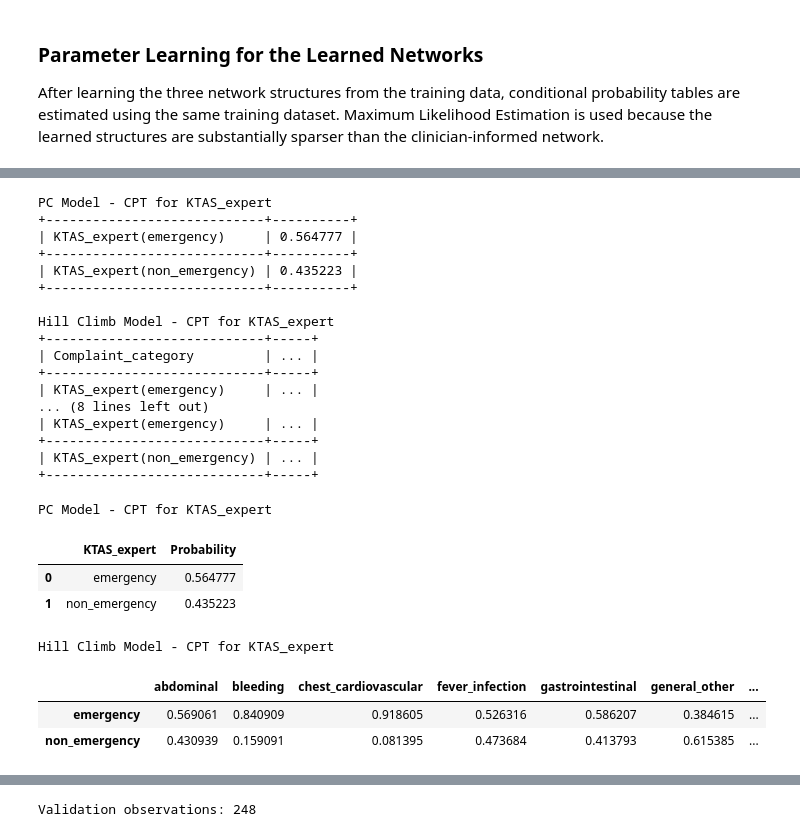
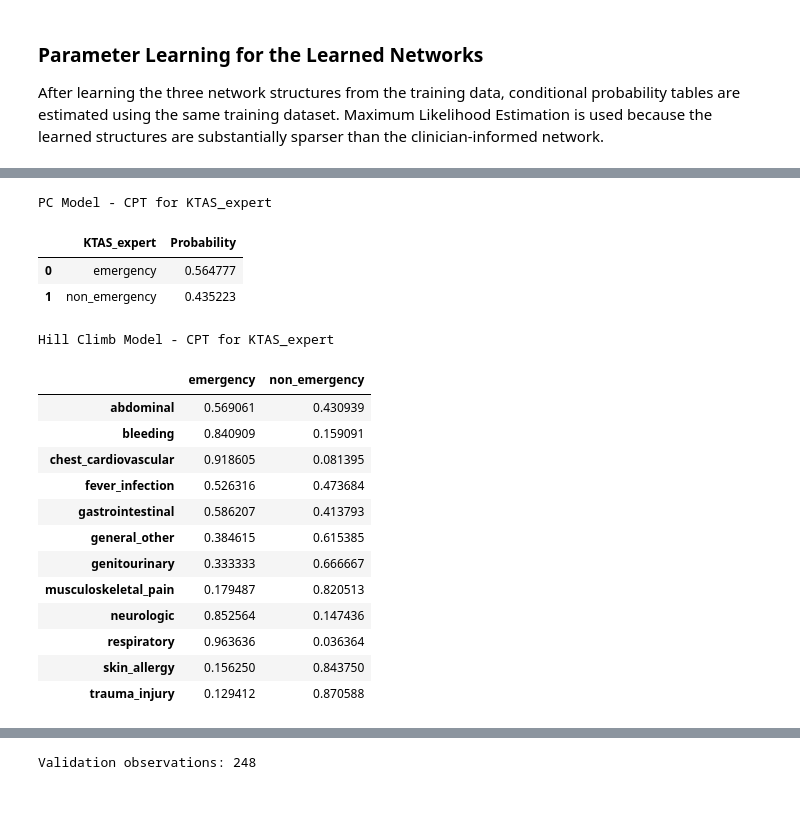
Before and after one commit to Zimengyi/ER-Triage-Classification-Using-Bayesian-Networks, a Jupyter notebook: ER_Triage_Classification_Using_Bayesian_Networks.ipynb, the cells around one changed output, grey strips where cells are left out. Drawn from its saved outputs; the diff is of its cells as text; code cells hidden in the pictures; blank space fills up the shorter version.

```diff
--- a/ER_Triage_Classification_Using_Bayesian_Networks.ipynb
+++ b/ER_Triage_Classification_Using_Bayesian_Networks.ipynb
@@ -36,6 +59,6 @@ Saving data.csv to data.csv
 # %%
 df = pd.read_csv(
-    "data.csv",
+    data_path,
     sep=";",
     encoding="latin1"
 )
@@ -1002,24 +1135,3 @@ print("Validation observations:", len(validation_data))
 Total observations: 1236
 Training observations: 988
 Validation observations: 248
-# %%
-train_data, validation_data = train_test_split(
-    bn_data,
-    test_size=0.20,
-    random_state=RANDOM_SEED
-)
-
-print(
-    "Total observations:",
-    len(bn_data)
-)
-
-print(
-    "Training observations:",
-    len(train_data)
-)
-
-print(
-    "Validation observations:",
-    len(validation_data)
-)
@@ -1395,30 +1501,3 @@ After learning the three network structures from the training data, conditional
-# %%
-print("PC Model - CPT for KTAS_expert")
-print(pc_model.get_cpds("KTAS_expert"))
-
-print("\nHill Climb Model - CPT for KTAS_expert")
-print(hc_model.get_cpds("KTAS_expert"))
-
-print("\nTree Search Model - CPT for KTAS_expert")
-print(tree_model.get_cpds("KTAS_expert"))
-# %% [output]
-PC Model - CPT for KTAS_expert
-+----------------------------+----------+
-| KTAS_expert(emergency)     | 0.564777 |
-+----------------------------+----------+
-| KTAS_expert(non_emergency) | 0.435223 |
-+----------------------------+----------+
-
-Hill Climb Model - CPT for KTAS_expert
-+----------------------------+-----+
-| Complaint_category         | ... |
-+----------------------------+-----+
-| KTAS_expert(emergency)     | ... |
-... (8 lines left out)
-| KTAS_expert(emergency)     | ... |
-+----------------------------+-----+
-| KTAS_expert(non_emergency) | ... |
-+----------------------------+-----+
 # %%
 pc_ktas_cpd = pc_model.get_cpds("KTAS_expert")
 
@@ -1437,21 +1516,31 @@ PC Model - CPT for KTAS_expert
 # %%
 hc_ktas_cpd = hc_model.get_cpds("KTAS_expert")
 
 hc_values = hc_ktas_cpd.get_values()
 
 hc_cpt = pd.DataFrame(
     hc_values,
     index=hc_ktas_cpd.state_names["KTAS_expert"],
     columns=hc_ktas_cpd.state_names["Complaint_category"]
 )
 
 print("Hill Climb Model - CPT for KTAS_expert")
-display(hc_cpt)
+display(hc_cpt.T.round(6))
 # %% [output]
 Hill Climb Model - CPT for KTAS_expert
-|  | abdominal | bleeding | chest_cardiovascular | fever_infection | gastrointestinal | general_other | ... |
-| emergency | 0.569061 | 0.840909 | 0.918605 | 0.526316 | 0.586207 | 0.384615 | ... |
-| non_emergency | 0.430939 | 0.159091 | 0.081395 | 0.473684 | 0.413793 | 0.615385 | ... |
+|  | emergency | non_emergency |
+| abdominal | 0.569061 | 0.430939 |
+| bleeding | 0.840909 | 0.159091 |
+| chest_cardiovascular | 0.918605 | 0.081395 |
+| fever_infection | 0.526316 | 0.473684 |
+| gastrointestinal | 0.586207 | 0.413793 |
+| general_other | 0.384615 | 0.615385 |
+| genitourinary | 0.333333 | 0.666667 |
+| musculoskeletal_pain | 0.179487 | 0.820513 |
+| neurologic | 0.852564 | 0.147436 |
+| respiratory | 0.963636 | 0.036364 |
+| skin_allergy | 0.156250 | 0.843750 |
+| trauma_injury | 0.129412 | 0.870588 |
 # %%
 tree_ktas_cpd = tree_model.get_cpds("KTAS_expert")
 
```
Also changed, not shown: parts of 38 cells of this notebook.
